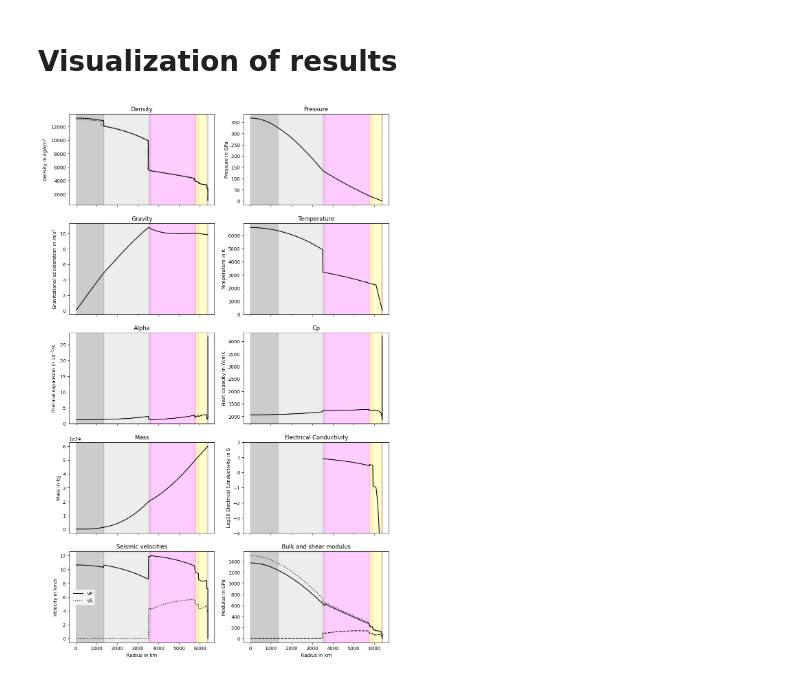
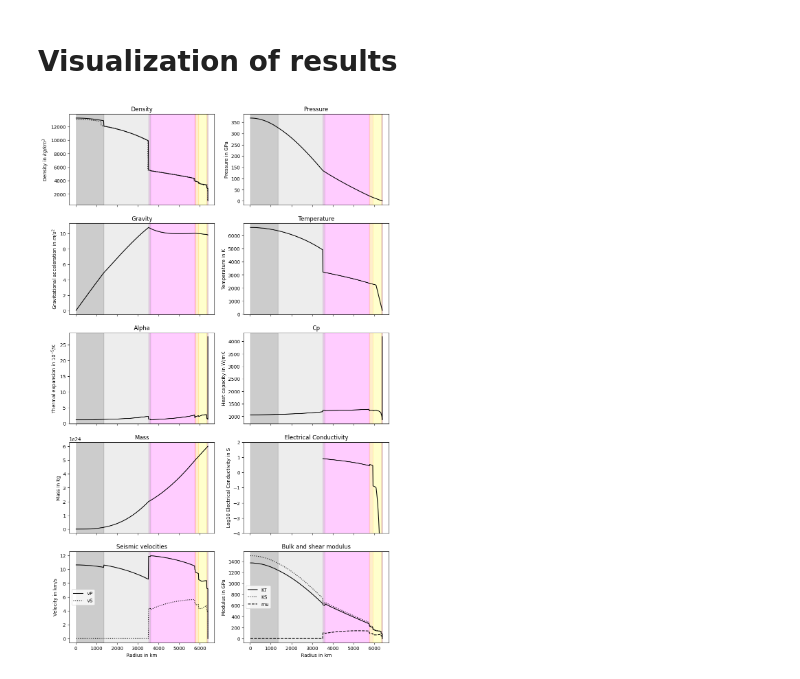
Before and after one commit to FUB-Planetary-Geodynamics/ROWS_Interior-Structure-Model, a Jupyter notebook: Interior_Structure.ipynb, the cells around one changed output. Cells and saved outputs as stored; diff of their text form; code cells hidden in the pictures.

```diff
--- a/Interior_Structure.ipynb
+++ b/Interior_Structure.ipynb
@@ -300,7 +300,7 @@ def interior_structure(M,x_Fe_tot,x_H2O_tot=0.0):
               if mat[i] == 8:
                 xelemc = xelem_ic
               else:
-                xelemc = (xelem * radius[nc]**3 - xelem_ic*ric**3)/(radius[nc]**3-ric**3) # redistribute light elements into outer core, keep some in inner core
+                xelemc = (xelem * radius[nc-1]**3 - xelem_ic*ric**3)/(radius[nc-1]**3-ric**3) # redistribute light elements into outer core, keep some in inner core
                 # todo: adjust for slightly different density in inner and outer core, since xelemc is molar fraction, hence mass/molMass
               #print(ric,radius[nc],xelem,xelemc,xelem_ic)
               #cp[i],density[i],alpha[i],KT[i],KS[i],mu[i],V_vec = EOS_core(pressure[i]/10**9,temperature[i],xelemc)
@@ -339,6 +339,10 @@ def interior_structure(M,x_Fe_tot,x_H2O_tot=0.0):
               rho_w = rho_w + density[i]*vol
               vol_w = vol_w + vol
 
+      # Error with surface density for iron incl. light species
+      if density[nr-1] < 0:
+          density[nr-1] = density[nr-2]
+
       Store_V_vec_old = Store_V_vec
 
       if vol_c==0:
@@ -360,7 +364,10 @@ def interior_structure(M,x_Fe_tot,x_H2O_tot=0.0):
       if Mm==0:
         Rm = Rc
       else:
-        Rm = (Rc**3 + 3*Mm/(4*math.pi*rho_m))**(1/3)
+        if (rho_m>0.0):
+          Rm = (Rc**3 + 3*Mm/(4*math.pi*rho_m))**(1/3)
+        else:
+          Rm = Rc
       if Mw==0:
         Rp = Rm
       else:
@@ -514,6 +521,7 @@ ax[4,0].set_xlabel("Radius in km")
 ax[4,1].plot(radius/1000, KT, color='black', alpha=1, label='KT')
 ax[4,1].plot(radius/1000, KS, ':', color='black', alpha=1, label='KS')
 ax[4,1].plot(radius/1000, mu, '--', color='black', alpha=1, label='mu')
+ax[4,1].legend()
 ax[4,1].set_title("Bulk and shear modulus")
 ax[4,1].set_ylabel("Modulus in GPa")
 ax[4,1].set_xlabel("Radius in km")
@@ -526,31 +534,31 @@ for i in range(5):
     cond = np.where(mat<0)[0]
     if (cond.size>0):
         ax[i,j].axvspan(radius[cond[0]]/1000,radius[cond[-1]]/1000, alpha=0.2, color='grey')
     cond = np.where(mat==1)[0]
     if (cond.size>0):
         ax[i,j].axvspan(radius[cond[0]]/1000,radius[cond[-1]]/1000, alpha=0.2, color='brown')
     cond = np.where(mat==2)[0]
     if (cond.size>0):
         ax[i,j].axvspan(radius[cond[0]]/1000,radius[cond[-1]]/1000, alpha=0.2, color='yellow')
     cond = np.where(mat==3)[0]
     if (cond.size>0):
         ax[i,j].axvspan(radius[cond[0]]/1000,radius[cond[-1]]/1000, alpha=0.2, color='orange')
     cond = np.where(mat==4)[0]
     if (cond.size>0):
         ax[i,j].axvspan(radius[cond[0]]/1000,radius[cond[-1]]/1000, alpha=0.2, color='red')
     cond = np.where(mat==5)[0]
     if (cond.size>0):
         ax[i,j].axvspan(radius[cond[0]]/1000,radius[cond[-1]]/1000, alpha=0.2, color='magenta')
     cond = np.where(mat==6)[0]
     if (cond.size>0):
         ax[i,j].axvspan(radius[cond[0]]/1000,radius[cond[-1]]/1000, alpha=0.2, color='purple')
     cond = np.where(mat==7)[0]
     if (cond.size>0):
         ax[i,j].axvspan(radius[cond[0]]/1000,radius[cond[-1]]/1000, alpha=0.2, color='darkgrey')
     cond = np.where(mat==8)[0]
     if (cond.size>0):
         ax[i,j].axvspan(radius[cond[0]]/1000,radius[cond[-1]]/1000, alpha=0.2, color='black')
 
 #print(mat)
 # %% [output]
-[figure, old version]
+[figure, new version]
```
Also changed, not shown: 2 other files.
